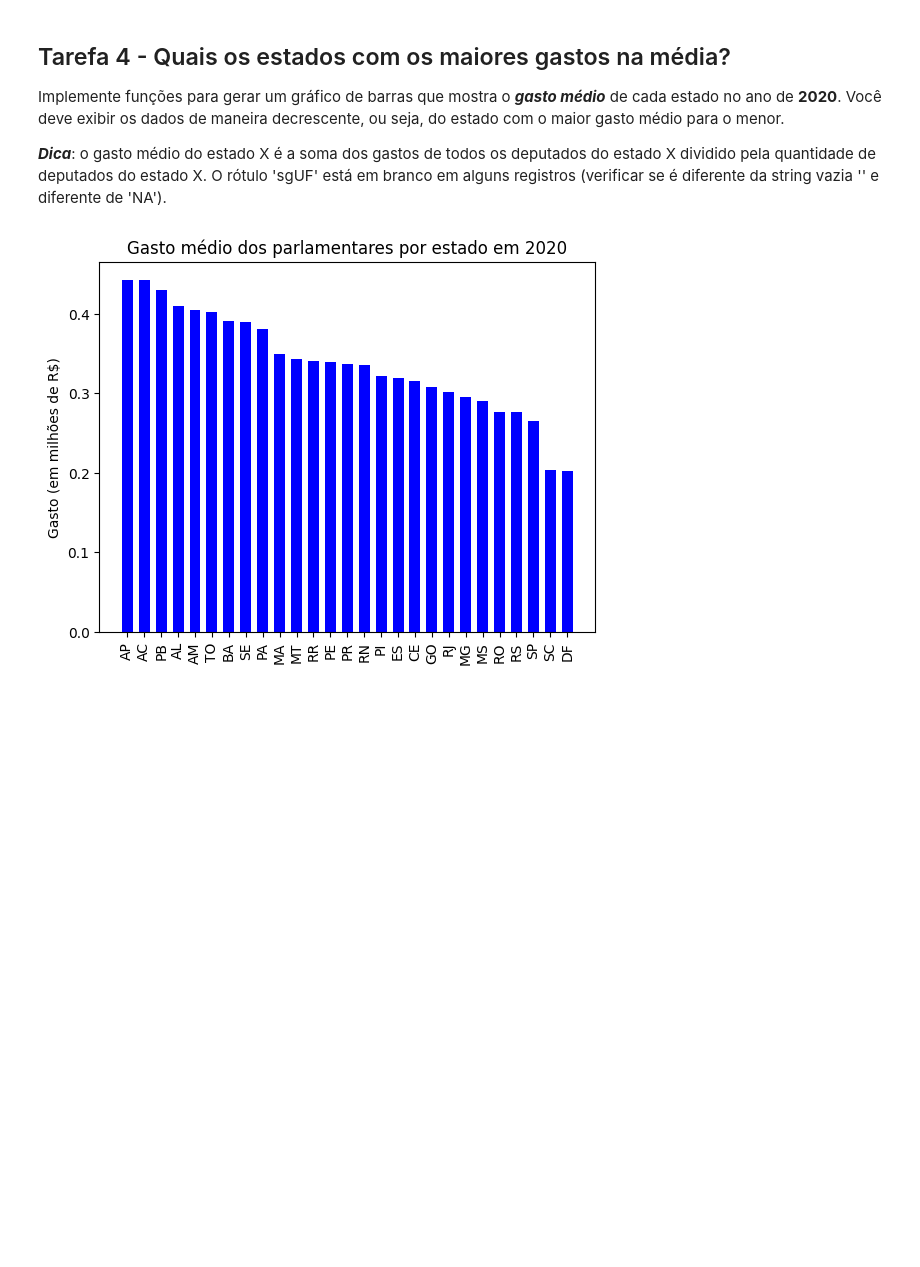
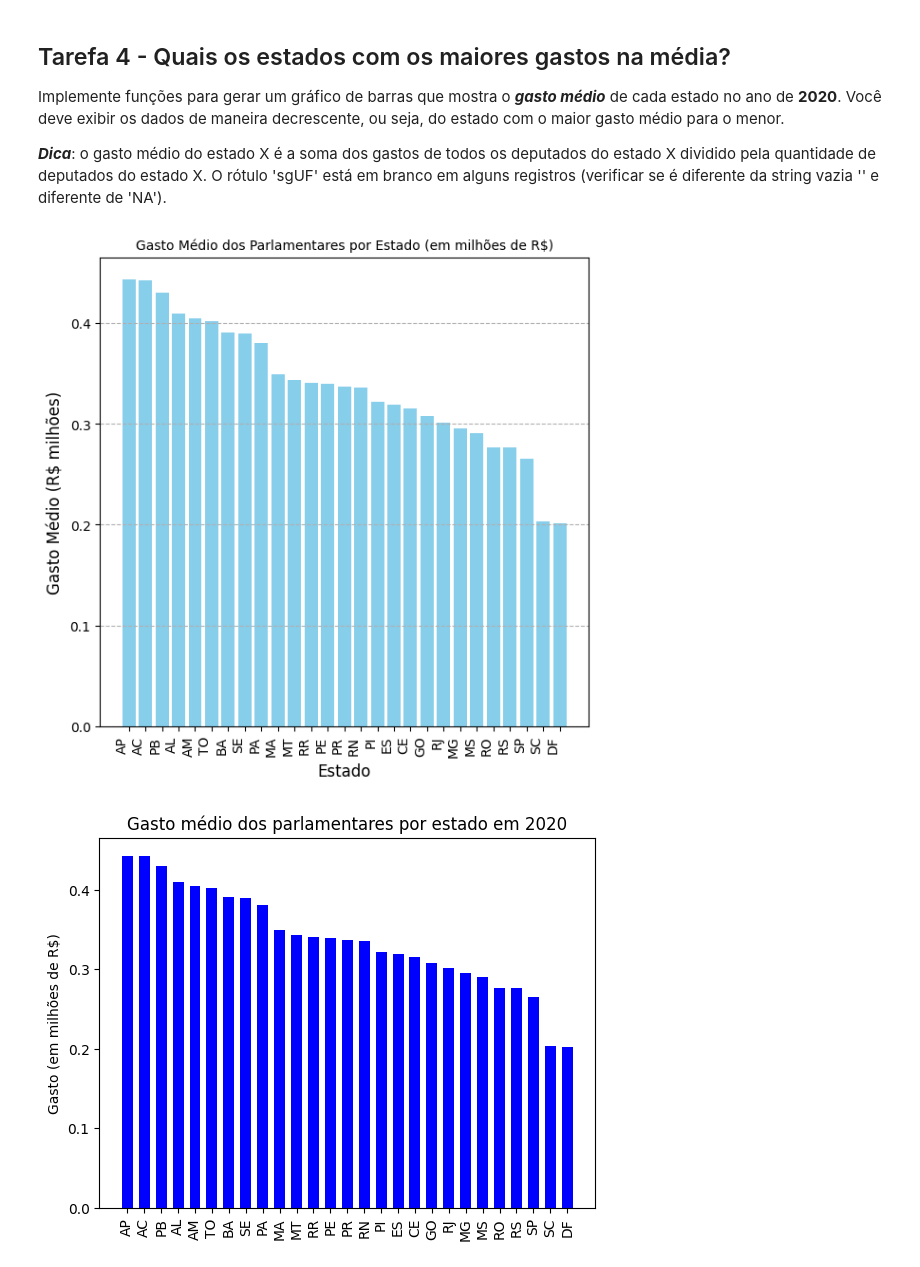
Before and after one commit to victorsouzalim4/Analise_de_Dados_Parlamentares, a Jupyter notebook: aula_pratica_10.ipynb, the cells around one changed output. Drawn from its saved outputs; the diff is of its cells as text; code cells hidden in the pictures; blank space fills up the shorter version.

Commit message:
coast by state implemented

```diff
--- a/aula_pratica_10.ipynb
+++ b/aula_pratica_10.ipynb
@@ -349,3 +345,66 @@ Implemente funções para gerar um gráfico de barras que mostra o ***gasto méd
+# %%
+# Escreva o seu código nesta célula
+
+def plot_average_by_state(mean_dict, top_n=None):
+
+    sorted_states = sorted(mean_dict.items(), key=lambda x: x[1], reverse=True)
+    if top_n:
+        sorted_states = sorted_states[:top_n]
+
+    partidos = [item[0] for item in sorted_states]
+    valores_milhoes = [item[1] / 1_000_000 for item in sorted_states]
+
+
+    plt.figure(figsize=(6, 6))
+    bars = plt.bar(partidos, valores_milhoes, color='skyblue')
+
+    plt.title("Gasto Médio dos Parlamentares por Estado em 2020", fontsize=10)
+    plt.xlabel("Estado", fontsize=12)
+    plt.ylabel("Gasto Médio (R$ milhões)", fontsize=12)
+    plt.xticks(rotation=90, ha='right')
+    plt.grid(axis='y', linestyle='--')
+
+    plt.tight_layout()
+    plt.show()
+
+def get_mean(states):
+       mean_list = {}
+       for key in states.keys():
+              total, count = states[key]
+              mean_list[key] = float(total/count)
+
+       return mean_list
+
+
+path = "dados_parlamentares/Ano-2020.csv"
+data = read_csv_as_dicts(path)
+
+parliamentarians_already_computed = set()
+states = {}
+
+for row in data:
+    name = row['txNomeParlamentar']
+    state = row['sgUF']
+    value = row['vlrLiquido']
+
+    if state and value and name:
+        if state in states:
+              total, count = states[state]
+              if name in parliamentarians_already_computed:
+                     states[state] = (total + float(value), count)
+              else:
+                    states[state] = (total + float(value), count + 1)
+                    parliamentarians_already_computed.add(name)
+
+        else:
+               states[state] = (float(value), 1)
+               parliamentarians_already_computed.add(name)
+
+mean_list = get_mean(states=states)
+
+plot_average_by_state(mean_dict = mean_list, top_n=27)
+# %% [output]
+[figure, added]
 # %%
 ## Não execute esta célula para não perder o gabarito
 # %% [output]
```
Also changed, not shown: parts of 4 cells of this notebook.
